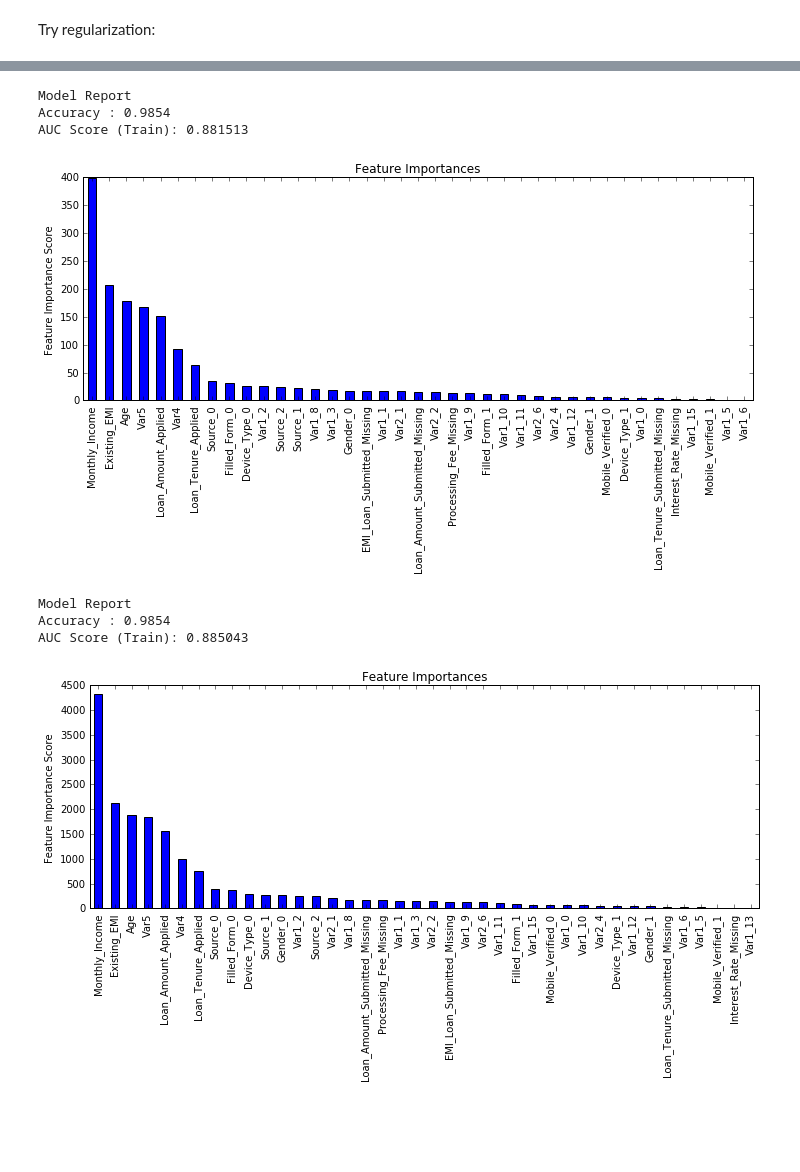
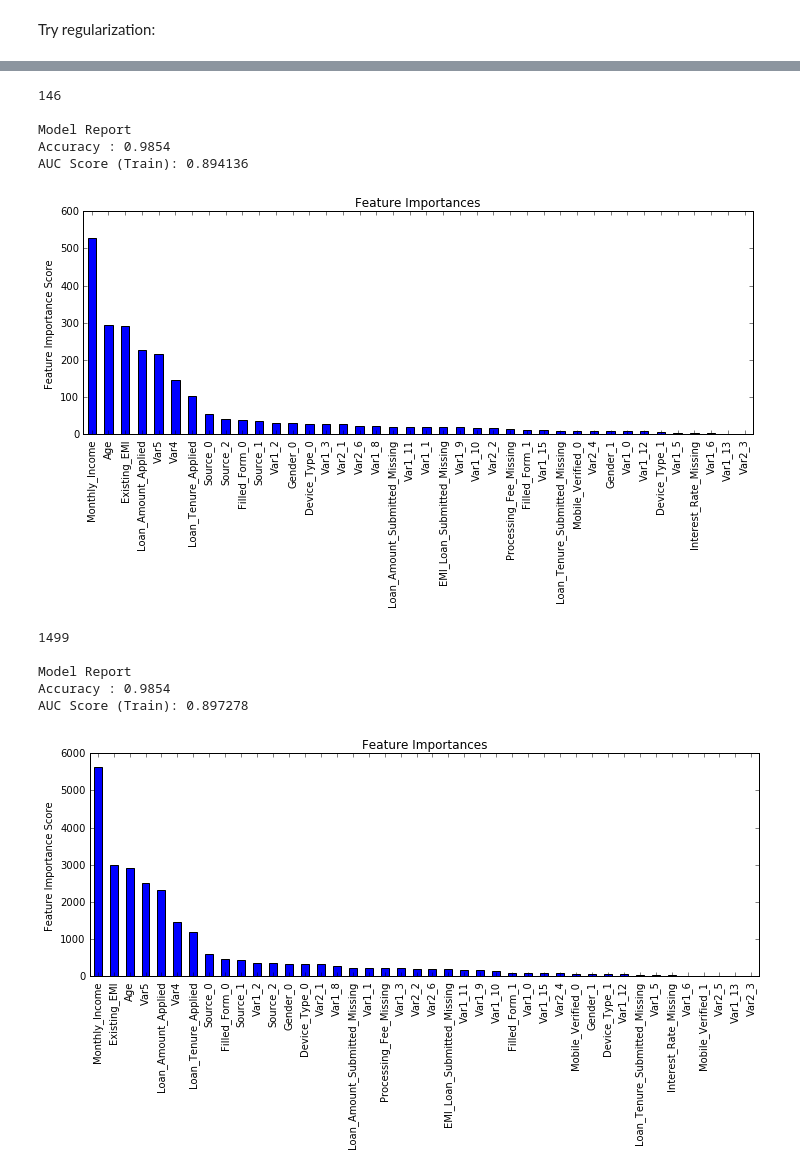
Before and after one commit to Honlan/fullstack-data-engineer, a Jupyter notebook: data/Parameter_Tuning_XGBoost_with_Example/XGBoost models.ipynb, the cells around one changed output, grey strips where cells are left out. Cells and saved outputs as stored; diff of their text form; code cells hidden in the pictures; blank space fills up the shorter version.

```diff
--- a/data/Parameter_Tuning_XGBoost_with_Example/XGBoost models.ipynb
+++ b/data/Parameter_Tuning_XGBoost_with_Example/XGBoost models.ipynb
@@ -252,8 +252,8 @@ predictors = [x for x in train.columns if x not in [target, IDcol]]
 xgb2 = XGBClassifier(
         learning_rate =0.1,
         n_estimators=1000,
-        max_depth=4,
-        min_child_weight=6,
+        max_depth=5,
+        min_child_weight=5,
         gamma=0,
         subsample=0.8,
         colsample_bytree=0.8,
@@ -419,40 +428,44 @@ gsearch7.grid_scores_, gsearch7.best_params_, gsearch7.best_score_
 # %%
 xgb3 = XGBClassifier(
         learning_rate =0.1,
         n_estimators=1000,
-        max_depth=4,
-        min_child_weight=6,
+        max_depth=5,
+        min_child_weight=5,
         gamma=0,
-        subsample=0.8,
+        subsample=0.9,
         colsample_bytree=0.8,
-        reg_alpha=0.005,
+        reg_alpha=0,
         objective= 'binary:logistic',
         nthread=4,
         scale_pos_weight=1,
         seed=27)
 modelfit(xgb3, train, test, predictors)
 # %% [output]
+146
+
 Model Report
 Accuracy : 0.9854
-AUC Score (Train): 0.881513
+AUC Score (Train): 0.894136
-[figure, old version]
+[figure, new version]
 # %%
 xgb4 = XGBClassifier(
         learning_rate =0.01,
         n_estimators=5000,
-        max_depth=4,
-        min_child_weight=6,
+        max_depth=5,
+        min_child_weight=5,
         gamma=0,
-        subsample=0.8,
+        subsample=0.9,
         colsample_bytree=0.8,
-        reg_alpha=0.005,
+        reg_alpha=0,
         objective= 'binary:logistic',
         nthread=4,
         scale_pos_weight=1,
         seed=27)
 modelfit(xgb4, train, test, predictors)
 # %% [output]
+1499
+
 Model Report
 Accuracy : 0.9854
-AUC Score (Train): 0.885043
+AUC Score (Train): 0.897278
-[figure, old version]
+[figure, new version]
```
Also changed, not shown: parts of 17 cells of this notebook, 1 other file.
